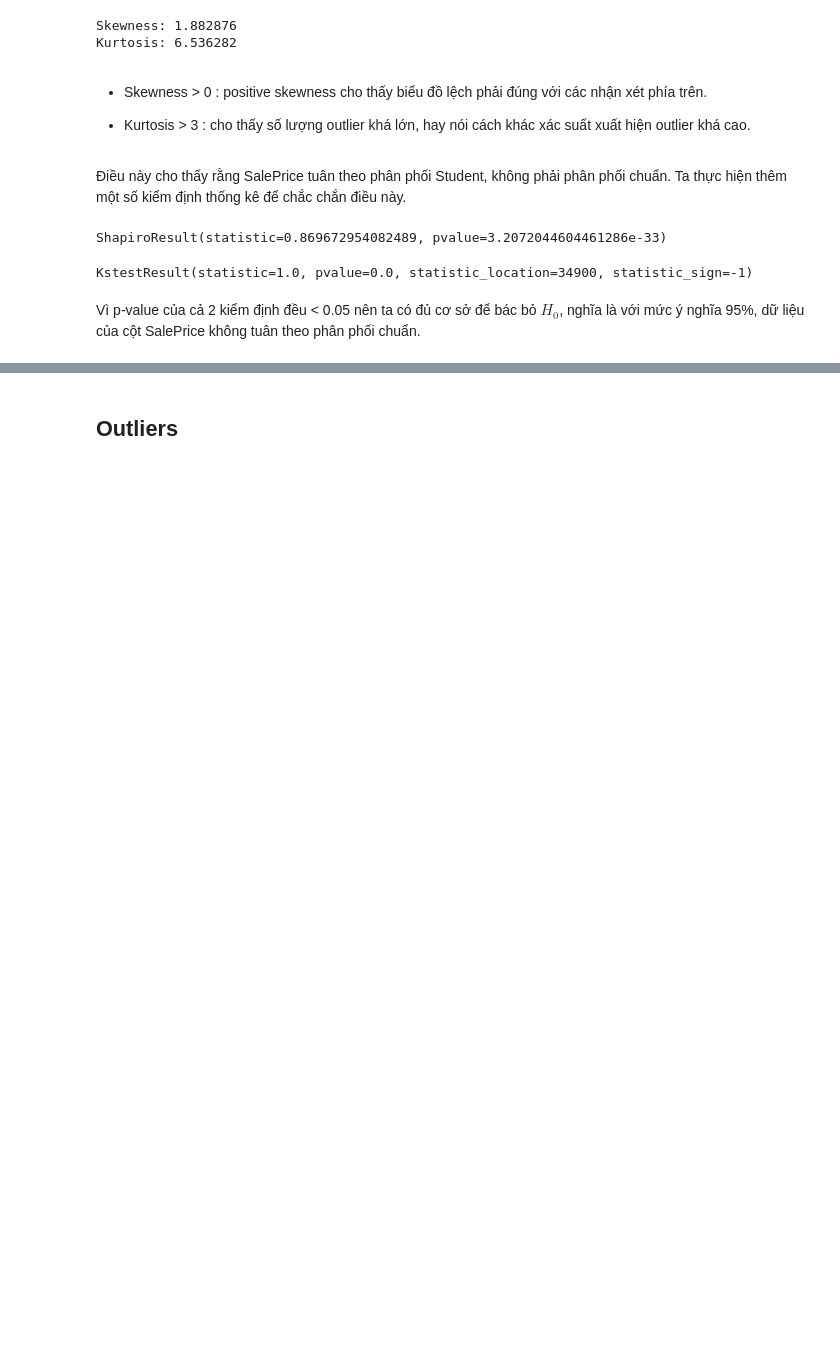
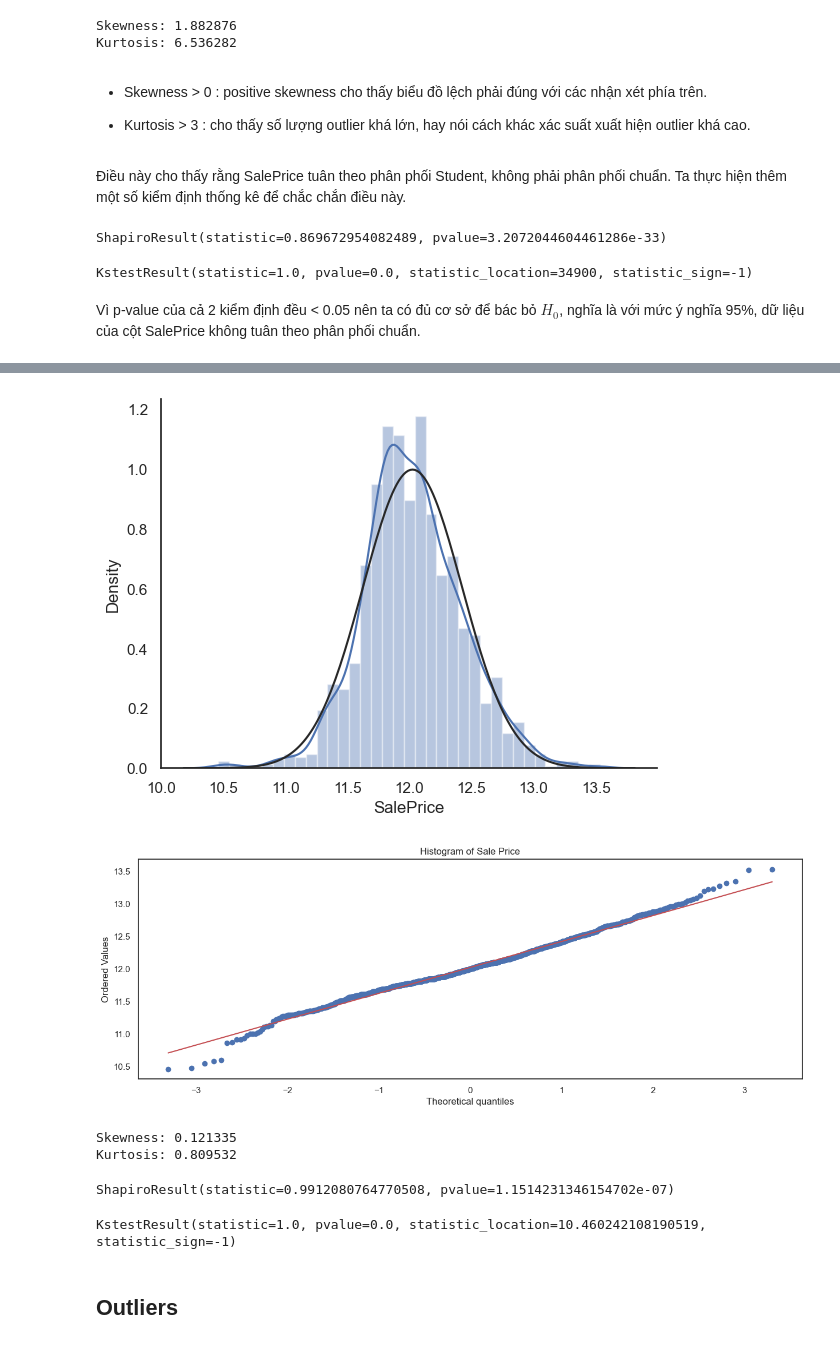
Before and after one commit to nmkhiem/House-Price-Prediction, a Jupyter notebook: Linear Regression/Notebook/Linear Regression - Level 5.ipynb, the cells around one changed output, grey strips where cells are left out. Cells and saved outputs as stored; diff of their text form; code cells hidden in the pictures; blank space fills up the shorter version.

```diff
--- a/Linear Regression/Notebook/Linear Regression - Level 5.ipynb
+++ b/Linear Regression/Notebook/Linear Regression - Level 5.ipynb
@@ -259,2 +128,0 @@ Thông thường theo hàng hoặc fill missing data sẽ hợp lý hơn. Tuy nh
-# %%
-df_train = df_train.drop(missing_df[missing_df['MissingPercentage'] > 0.5].Column, axis = 1)
@@ -263,2 +128,0 @@ df_train = df_train.drop(missing_df[missing_df['MissingPercentage'] > 0.5].Colum
-# %%
-df_train = df_train.drop(df_train.loc[df_train['Electrical'].isnull()].index)
@@ -271,3 +143,31 @@ df_train.isnull().sum().max()
+# %%
+df_train.SalePrice = np.log(df_train.SalePrice)
+# %%
+#histogram
+sns.distplot(df_train['SalePrice'], fit=norm)
+sns.despine(top=True, right=True)
+plt.figure(figsize=(15, 5))
+sns.set(style="white")
+res = stats.probplot(df_train['SalePrice'], plot=plt)
+plt.title('Histogram of Sale Price')
+plt.show()
+# %% [output]
+[figure, added]
+[figure, added]
+# %%
+print("Skewness: %f" % df_train['SalePrice'].skew())
+print("Kurtosis: %f" % df_train['SalePrice'].kurt())
+# %% [output]
+Skewness: 0.121335
+Kurtosis: 0.809532
+# %%
+shapiro(df_train.SalePrice)
+# %% [output]
+ShapiroResult(statistic=0.9912080764770508, pvalue=1.1514231346154702e-07)
+# %%
+kstest(df_train.SalePrice, 'norm')
+# %% [output]
+KstestResult(statistic=1.0, pvalue=0.0, statistic_location=10.460242108190519, statistic_sign=-1)
 # %% [markdown]
 ## Outliers
 # %%
```
Also changed, not shown: parts of 117 cells of this notebook, 1 other file.
